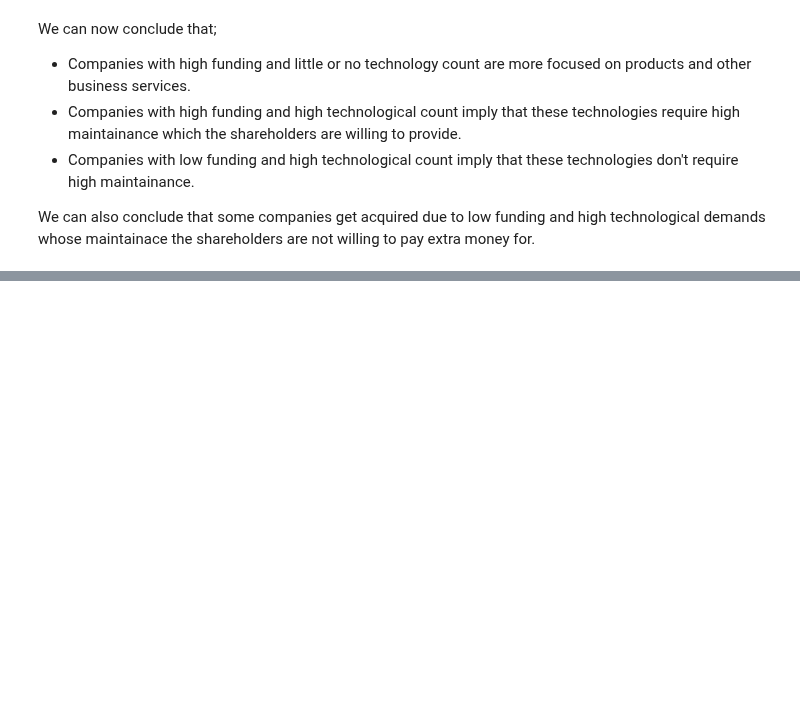
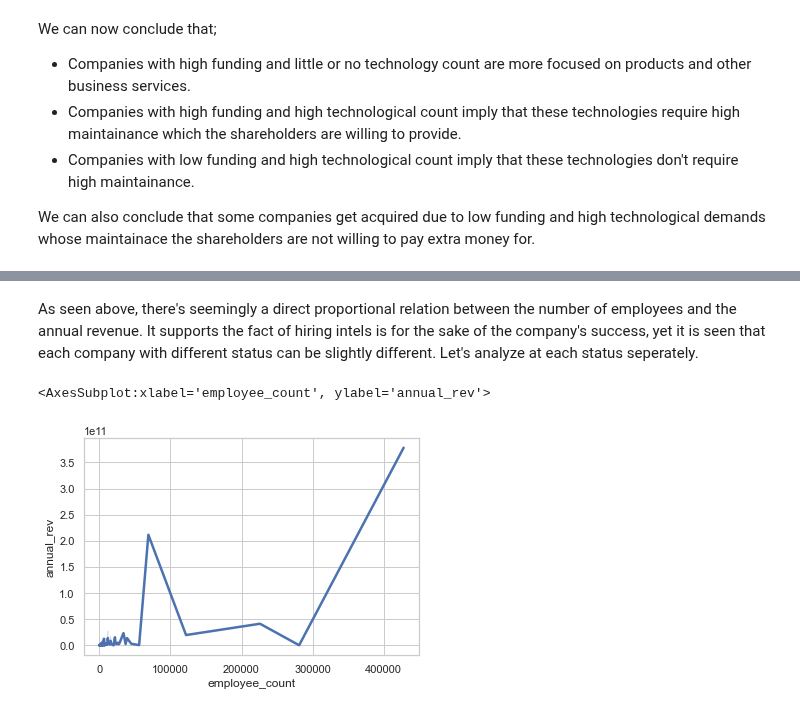
Before and after one commit to OdyAsh/StartupCompanies, a Jupyter notebook: Startup-Companies.ipynb, the cells around one changed output, grey strips where cells are left out. Cells and saved outputs as stored; diff of their text form; code cells hidden in the pictures; blank space fills up the shorter version.

```diff
--- a/Startup-Companies.ipynb
+++ b/Startup-Companies.ipynb
@@ -3674,0 +3885,7 @@ We can now conclude that;
+# %% [markdown]
+As seen above, there's seemingly a direct proportional relation between the number of employees and the annual revenue. It supports the fact of hiring intels is for the sake of the company's success, yet  it is seen that each company with different status can be slightly different. Let's analyze at each status seperately.
+# %%
+sns.lineplot(data=companiesCS_ann[companiesCS_ann['status'] == 'operating'], x="employee_count", y="annual_rev", palette="tab10", linewidth=2.5)
+# %% [output]
+<AxesSubplot:xlabel='employee_count', ylabel='annual_rev'>
+[figure, added]
```
Also changed, not shown: parts of 82 cells of this notebook, 2 other files.
